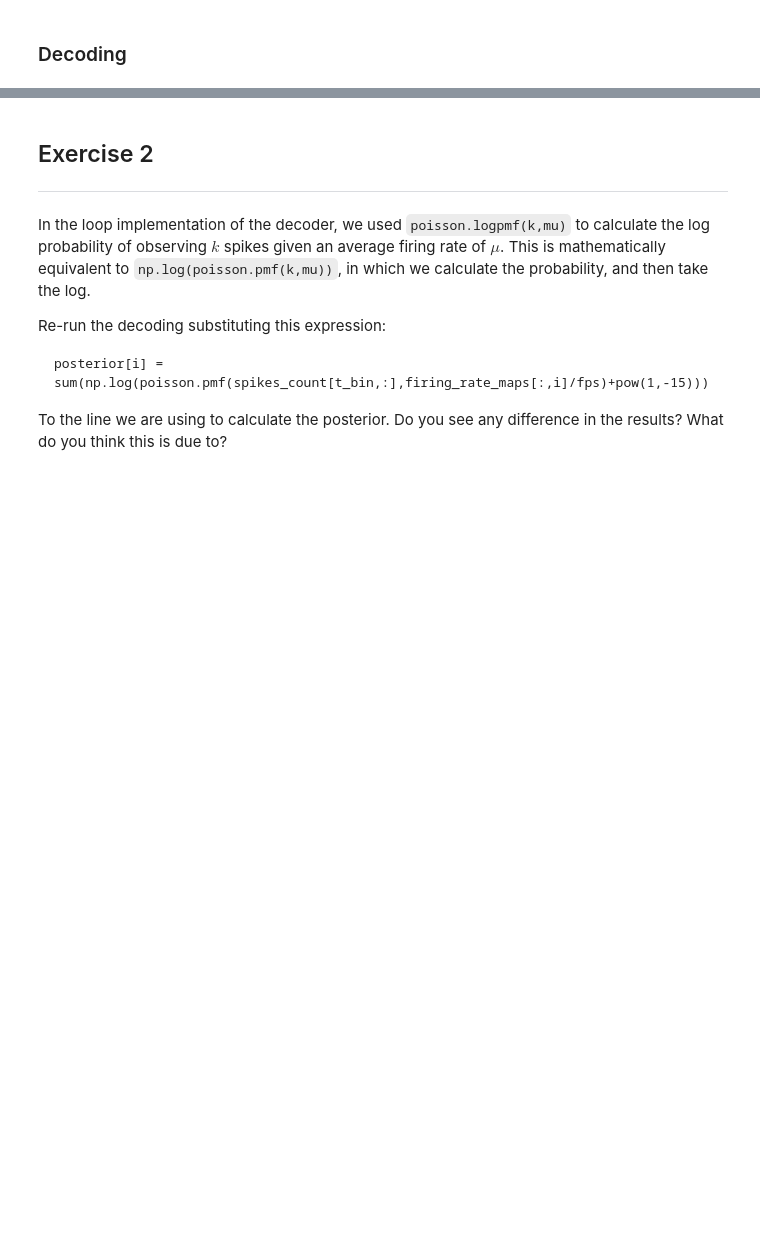
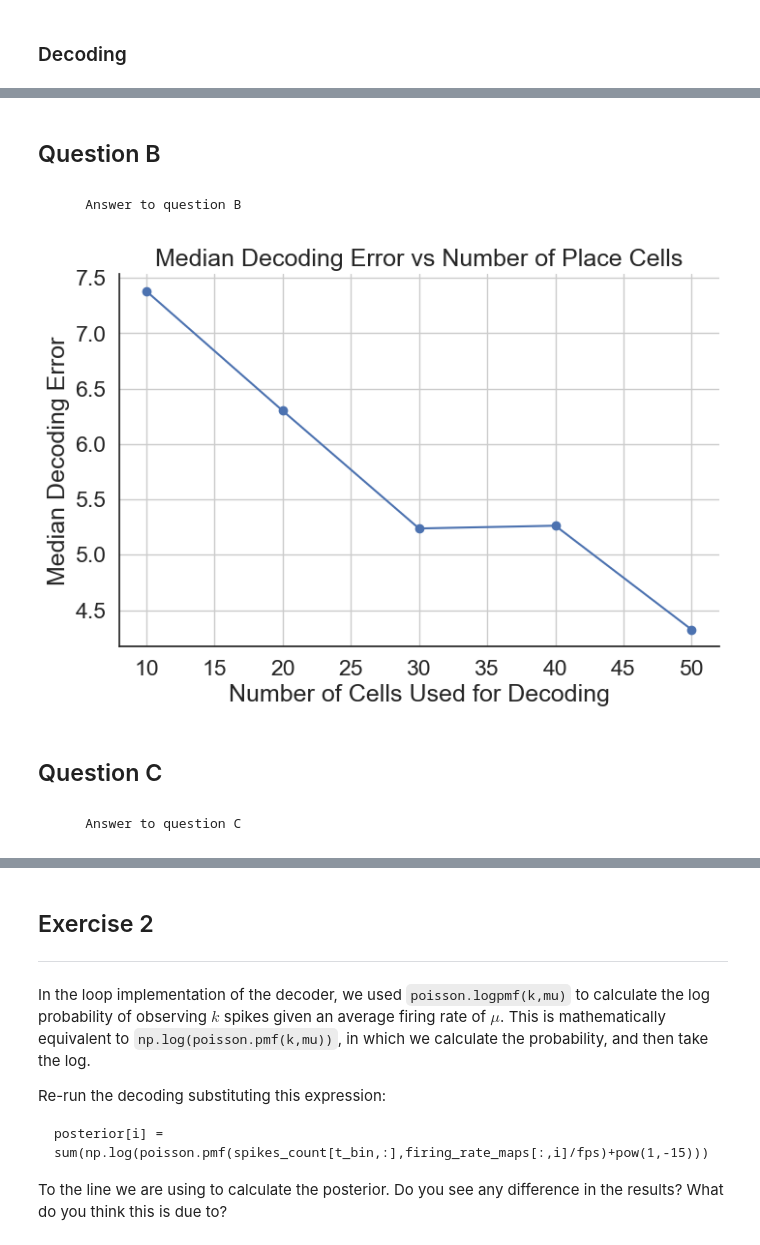
Before and after one commit to EvaMare/Neuro_Analysis, a Jupyter notebook: 3-population-methods-main/01-bayes-decoding/module_3a_exercises.ipynb, the cells around one changed output, grey strips where cells are left out. Cells and saved outputs as stored; diff of their text form; code cells hidden in the pictures; blank space fills up the shorter version.

```diff
--- a/3-population-methods-main/01-bayes-decoding/module_3a_exercises.ipynb
+++ b/3-population-methods-main/01-bayes-decoding/module_3a_exercises.ipynb
@@ -162,0 +200,48 @@ plt.colorbar()
+# %% [markdown]
+## Question B
+# %% [markdown]
+        Answer to question B
+# %%
+def decode_with_subset(spikes_count, firing_rate_maps, fps, space_bins, subset_cells):
+    x_decoded = np.zeros(spikes_count.shape[0])
+
+    for t_bin in range(spikes_count.shape[0]):
+        # Select spike counts and firing rates only for subset_cells (cells are columns in spikes_count)
+        spikes_subset = spikes_count[t_bin, subset_cells]
+        fr_maps_subset = firing_rate_maps[subset_cells, :]
+
+        if np.sum(spikes_subset) > 0:
+            posterior = np.empty(fr_maps_subset.shape[1])
+            for i in range(fr_maps_subset.shape[1]):
+                posterior[i] = np.sum(poisson.logpmf(spikes_subset, fr_maps_subset[:, i] / fps) + 1e-15)
+            x_decoded[t_bin] = space_bins[np.argmax(posterior)]
+        else:
+            x_decoded[t_bin] = np.nan
+
+    return x_decoded
+# %%
+n_cells = spikes_count.shape[1]  # cells are columns
+subset_sizes = [10, 20, 30, 40, 50]  # example sizes
+median_errors = []
+
+for size in subset_sizes:
+    selected_cells = np.random.choice(n_cells, size=size, replace=False)
+
+    x_decoded = decode_with_subset(spikes_count, firing_rate_maps, fps, space_bins, selected_cells)
+
+    error = np.nanmedian(np.abs(x_decoded - true_x))
+    median_errors.append(error)
+# %%
+plt.figure(figsize=(8,5))
+plt.plot(subset_sizes, median_errors, marker='o')
+plt.xlabel('Number of Cells Used for Decoding')
+plt.ylabel('Median Decoding Error')
+plt.title('Median Decoding Error vs Number of Place Cells')
+plt.grid(True)
+plt.show()
+# %% [output]
+[figure, added]
+# %% [markdown]
+## Question C
+# %% [markdown]
+        Answer to question C
```
Also changed, not shown: parts of 14 cells of this notebook.
